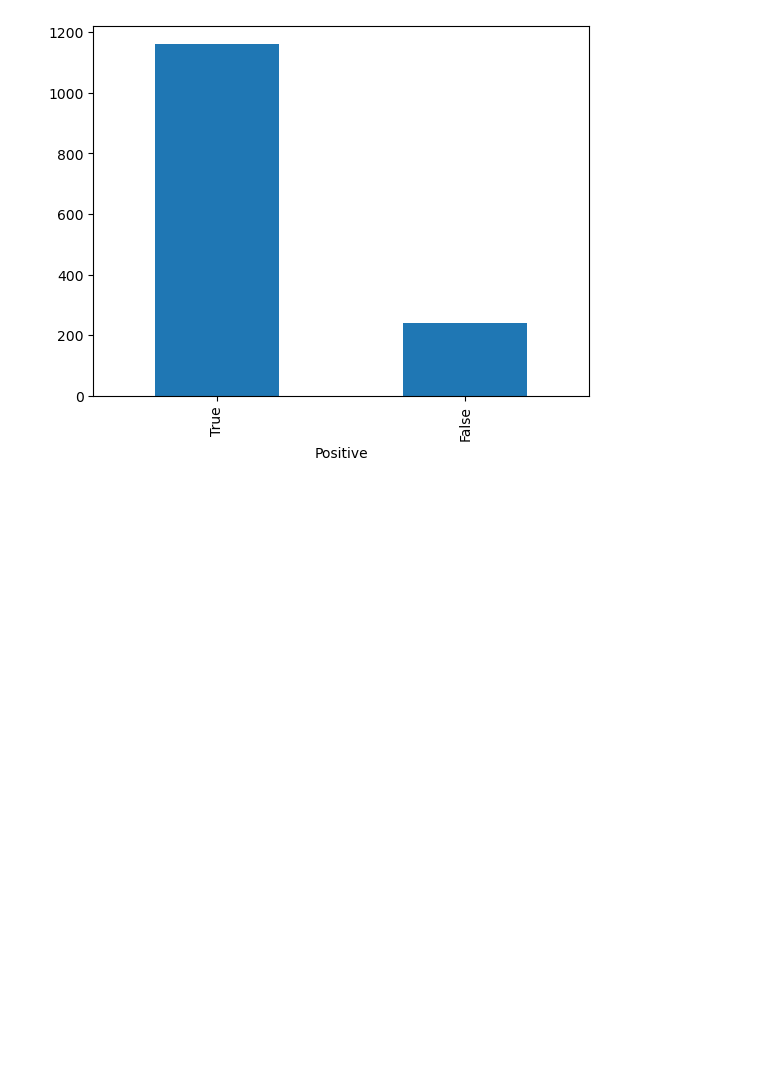
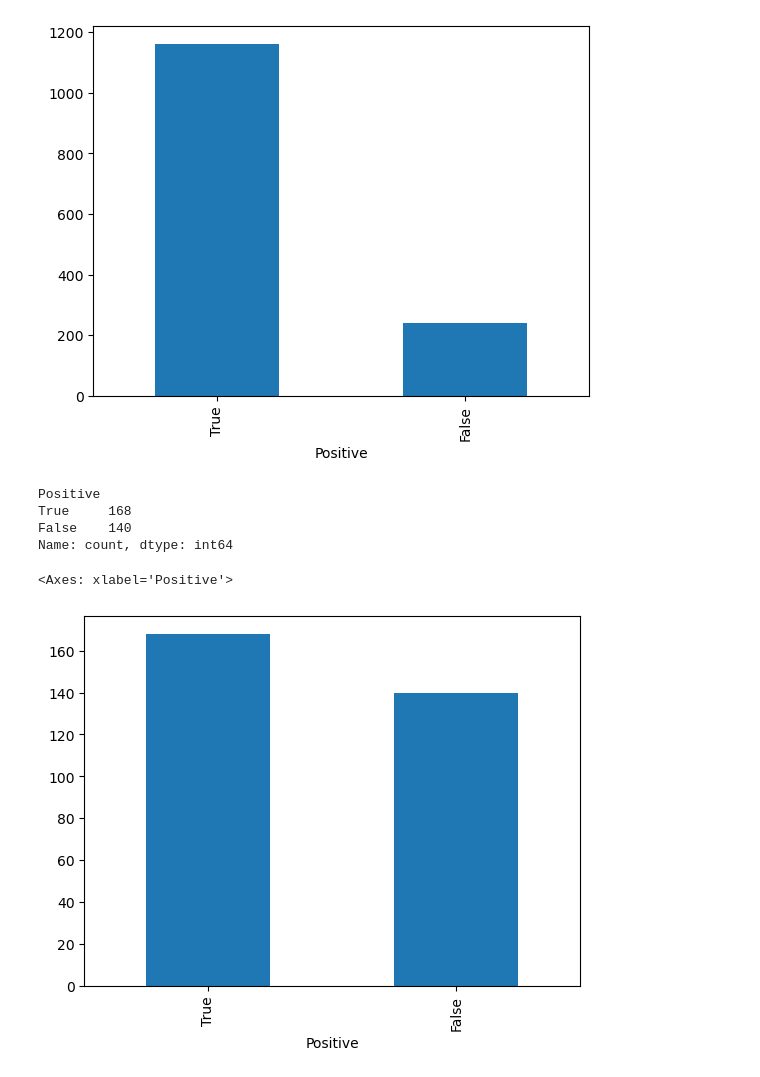
Before and after one commit to LazyDart/Ceneo-Scrape, a Jupyter notebook: First Count Analysis.ipynb, the cells around one changed output. Saved outputs shown, nothing was run; the diff lists cells and outputs as text; code cells hidden in the pictures; blank space fills up the shorter version.

Commit message:
Added search based on limits, now the same amount of negative and positive values will be supplied from each offer

```diff
--- a/First Count Analysis.ipynb
+++ b/First Count Analysis.ipynb
@@ -71,3 +71,22 @@ data_fixed["Positive"].value_counts().plot(kind="bar")
 # %% [output]
 <Axes: xlabel='Positive'>
 [figure]
+# %%
+data_with_limits = pd.read_csv("./third output.csv")
+# %%
+data_with_limits["score"] = pd.to_numeric(data_with_limits["score"], errors="coerce")
+data_with_limits = data_with_limits.dropna()
+# %%
+data_with_limits["Positive"] = data_with_limits["score"] >= 4
+# %%
+data_with_limits["Positive"].value_counts()
+# %% [output]
+Positive
+True     168
+False    140
+Name: count, dtype: int64
+# %%
+data_with_limits["Positive"].value_counts().plot(kind="bar")
+# %% [output]
+<Axes: xlabel='Positive'>
+[figure, added]
```
Also changed, not shown: parts of 1 cell of this notebook, 1 other file.
